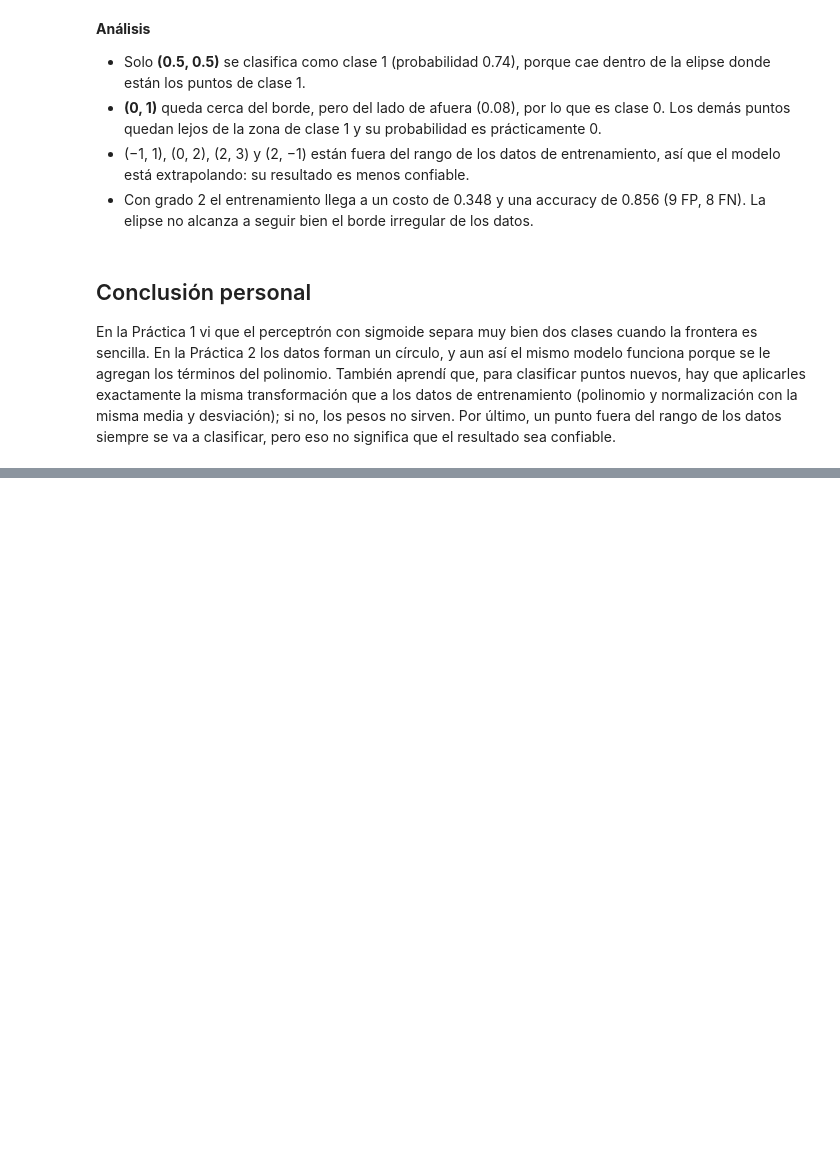
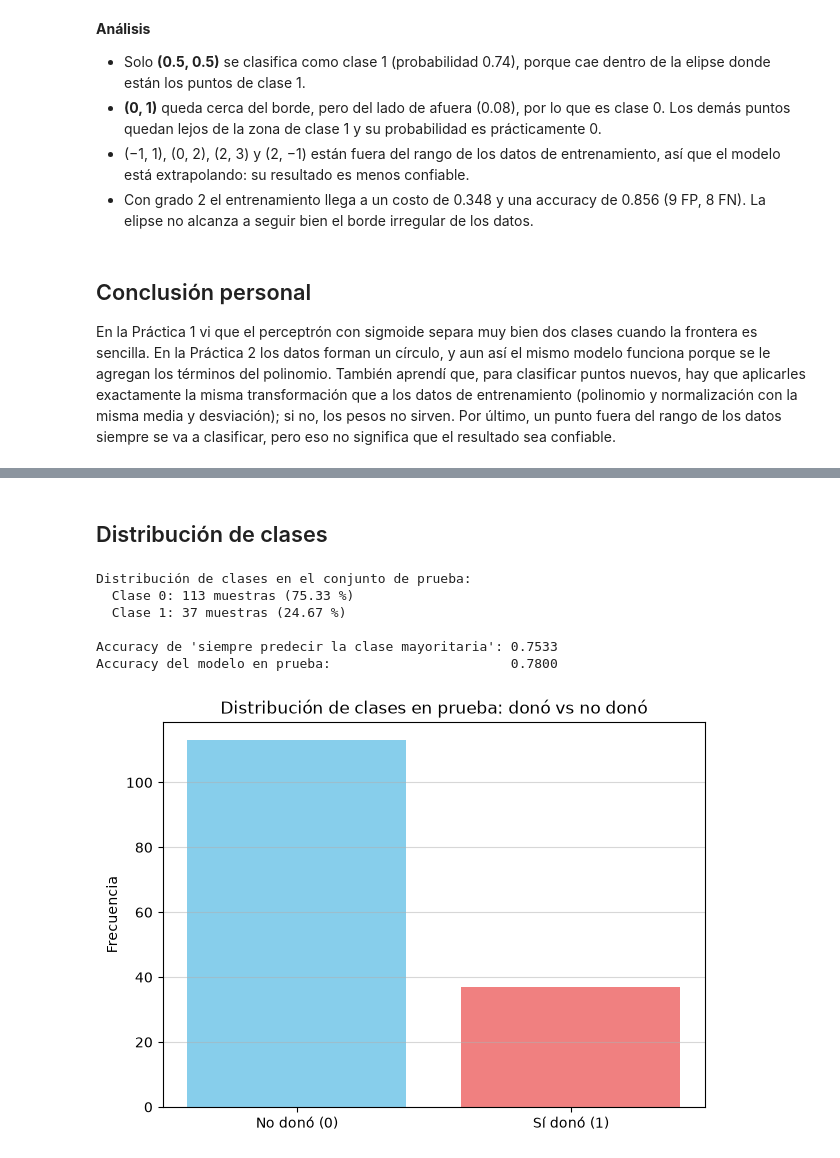
Before and after one commit to DayanniGodoy/MIA, a Jupyter notebook: Tarea 6_MIA.ipynb, the cells around one changed output, grey strips where cells are left out. Drawn from its saved outputs; the diff is of its cells as text; code cells hidden in the pictures; blank space fills up the shorter version.

```diff
--- a/Tarea 6_MIA.ipynb
+++ b/Tarea 6_MIA.ipynb
@@ -218,0 +417,31 @@ En la Práctica 1 vi que el perceptrón con sigmoide separa muy bien dos clases
+# %% [markdown]
+## Distribución de clases
+# %%
+Ytest_flat = Ytest.flatten().astype(int)
+clases, counts = np.unique(Ytest_flat, return_counts=True)
+
+print("Distribución de clases en el conjunto de prueba:")
+for c, cnt in zip(clases, counts):
+    # El porcentaje se calcula sobre el total de PRUEBA (no sobre m), para que sume 100 %
+    print(f"  Clase {c}: {cnt} muestras ({cnt / len(Ytest_flat) * 100:.2f} %)")
+
+# Referencia: accuracy que se obtendría prediciendo siempre la clase mayoritaria
+print(f"\nAccuracy de 'siempre predecir la clase mayoritaria': {counts.max() / len(Ytest_flat):.4f}")
+print(f"Accuracy del modelo en prueba:                       {Accut:.4f}")
+
+# Gráfica de barras
+plt.figure(figsize=(7, 5))
+plt.bar(clases, counts, color=['skyblue', 'lightcoral'])
+plt.xticks(clases, ["No donó (0)", "Sí donó (1)"])
+plt.title("Distribución de clases en prueba: donó vs no donó")
+plt.ylabel("Frecuencia")
+plt.grid(axis="y", alpha=0.5)
+plt.show()
+# %% [output]
+Distribución de clases en el conjunto de prueba:
+  Clase 0: 113 muestras (75.33 %)
+  Clase 1: 37 muestras (24.67 %)
+
+Accuracy de 'siempre predecir la clase mayoritaria': 0.7533
+Accuracy del modelo en prueba:                       0.7800
+[figure, added]
```
Also changed, not shown: parts of 12 cells of this notebook.
